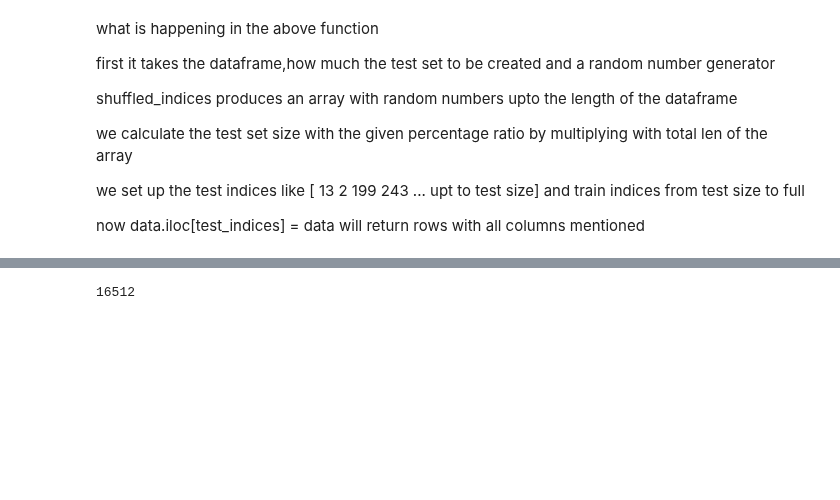
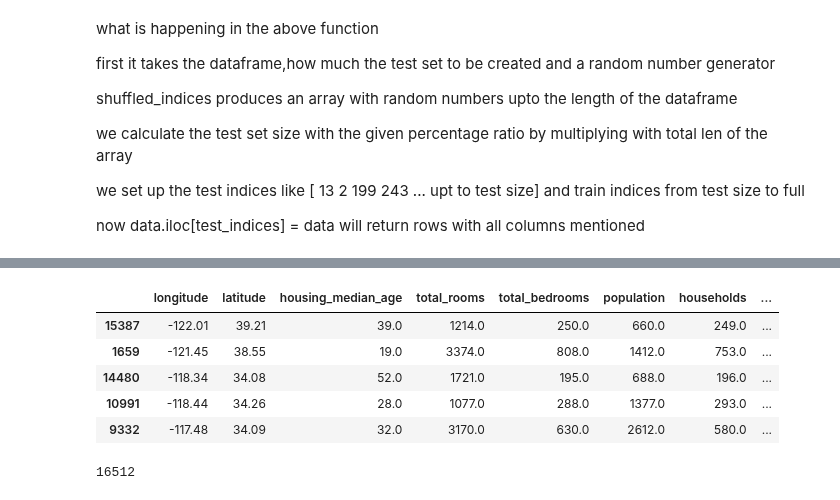
Before and after one commit to navyasrithota2006/complete_hands_on_ML, a Jupyter notebook: fetch_load_data/func.ipynb, the cells around one changed output, grey strips where cells are left out. Drawn from its saved outputs; the diff is of its cells as text; code cells hidden in the pictures; blank space fills up the shorter version.

```diff
--- a/fetch_load_data/func.ipynb
+++ b/fetch_load_data/func.ipynb
@@ -122,3 +131,12 @@ train_set, test_set = shuffle_and_split_data(housing_full,0.2,rng)
+# %%
+test_set.head()
+# %% [output]
+|  | longitude | latitude | housing_median_age | total_rooms | total_bedrooms | population | households | ... |
+| 15387 | -122.01 | 39.21 | 39.0 | 1214.0 | 250.0 | 660.0 | 249.0 | ... |
+| 1659 | -121.45 | 38.55 | 19.0 | 3374.0 | 808.0 | 1412.0 | 753.0 | ... |
+| 14480 | -118.34 | 34.08 | 52.0 | 1721.0 | 195.0 | 688.0 | 196.0 | ... |
+| 10991 | -118.44 | 34.26 | 28.0 | 1077.0 | 288.0 | 1377.0 | 293.0 | ... |
+| 9332 | -117.48 | 34.09 | 32.0 | 3170.0 | 630.0 | 2612.0 | 580.0 | ... |
 # %%
 len(train_set)
 # %% [output]
```
Also changed, not shown: parts of 2 cells of this notebook.
